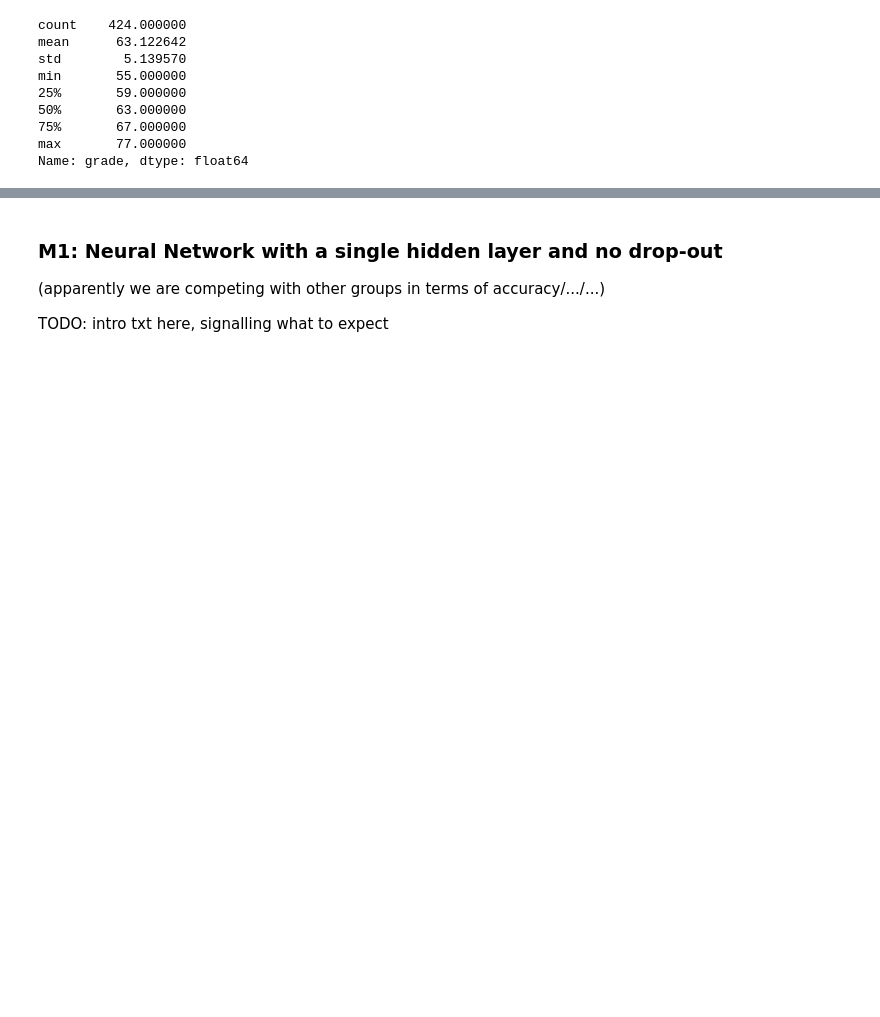
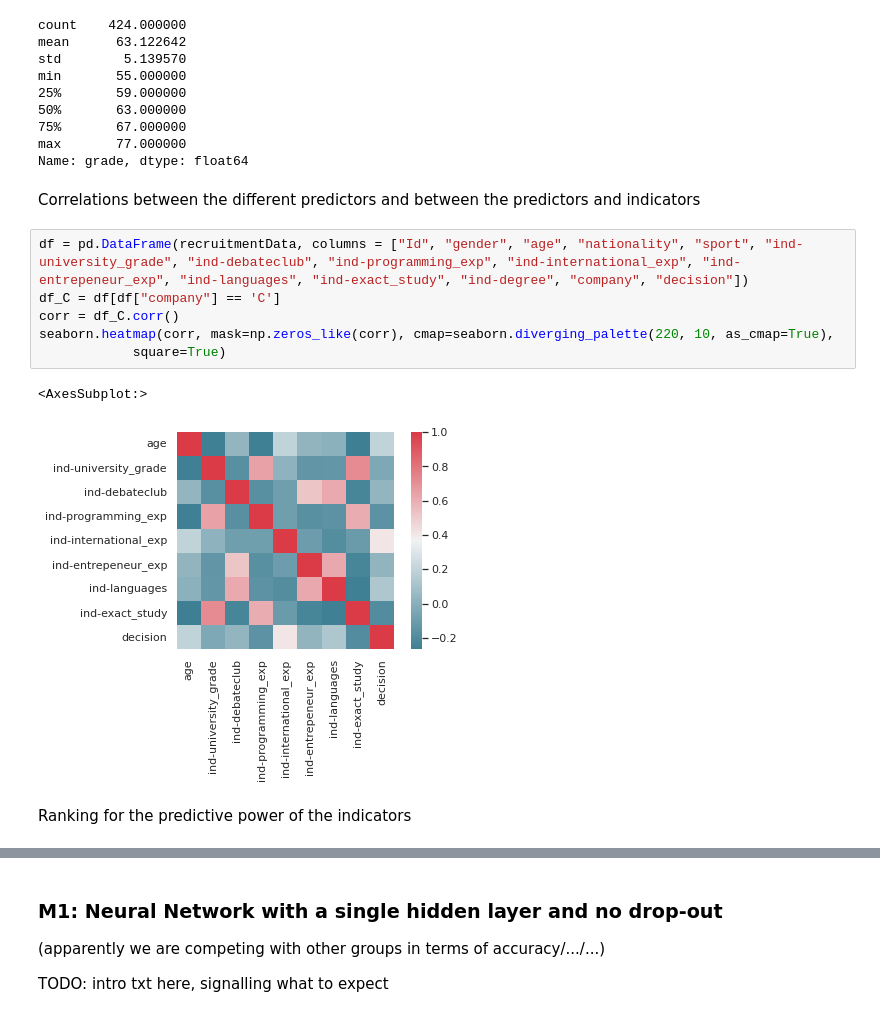
Before and after one commit to andrei-calin-dragomir/AdvisoryReportIDS, a Jupyter notebook: processing.ipynb, the cells around one changed output, grey strips where cells are left out. Drawn from its saved outputs; the diff is of its cells as text; blank space fills up the shorter version.

Commit message:
Main now contains correlations done by Ariana

```diff
--- a/processing.ipynb
+++ b/processing.ipynb
@@ -222,3 +222,16 @@ min       55.000000
 75%       67.000000
 max       77.000000
 Name: grade, dtype: float64
+# %% [markdown]
+Correlations between the different predictors and between the predictors and indicators
+# %%
+df = pd.DataFrame(recruitmentData, columns = ["Id", "gender", "age", "nationality", "sport", "ind-university_grade", "ind-debateclub", "ind-programming_exp", "ind-international_exp", "ind-entrepeneur_exp", "ind-languages", "ind-exact_study", "ind-degree", "company", "decision"])
+df_C = df[df["company"] == 'C']
+corr = df_C.corr()
+seaborn.heatmap(corr, mask=np.zeros_like(corr), cmap=seaborn.diverging_palette(220, 10, as_cmap=True),
+            square=True)
+# %% [output]
+<AxesSubplot:>
+[figure, added]
+# %% [markdown]
+Ranking for the predictive power of the indicators
```
Also changed, not shown: parts of 1 cell of this notebook.
